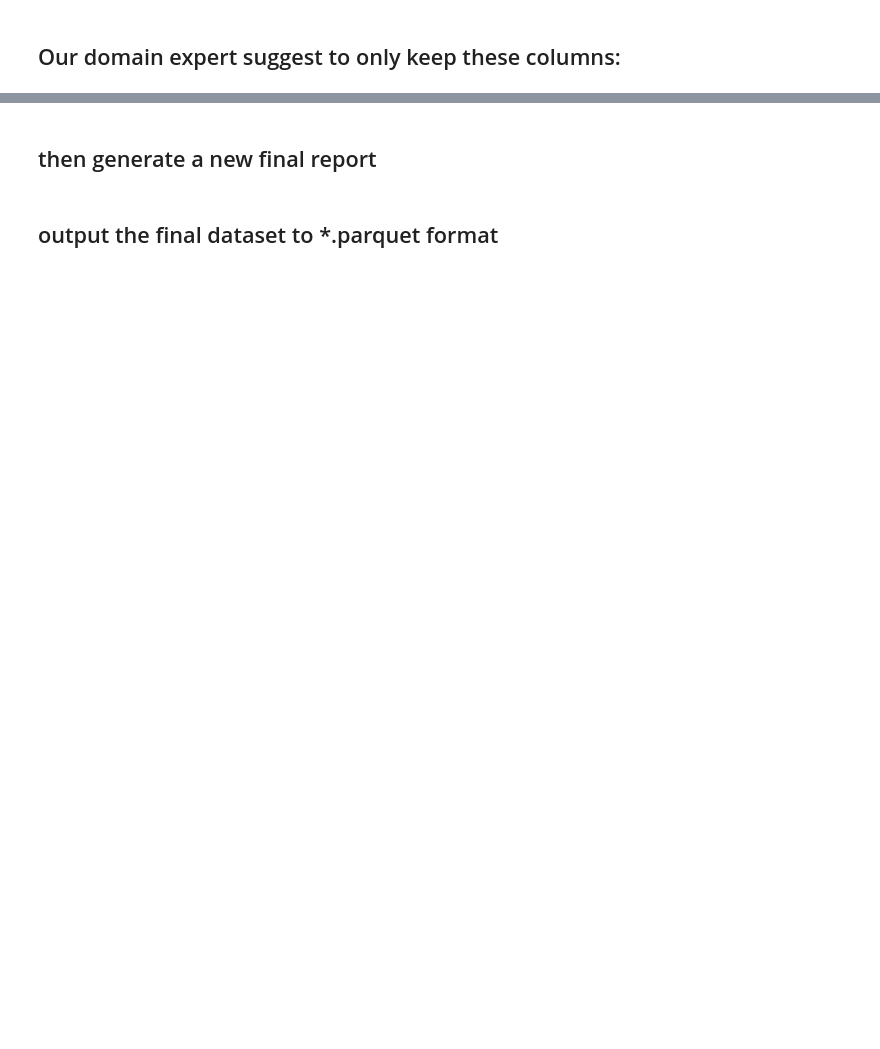
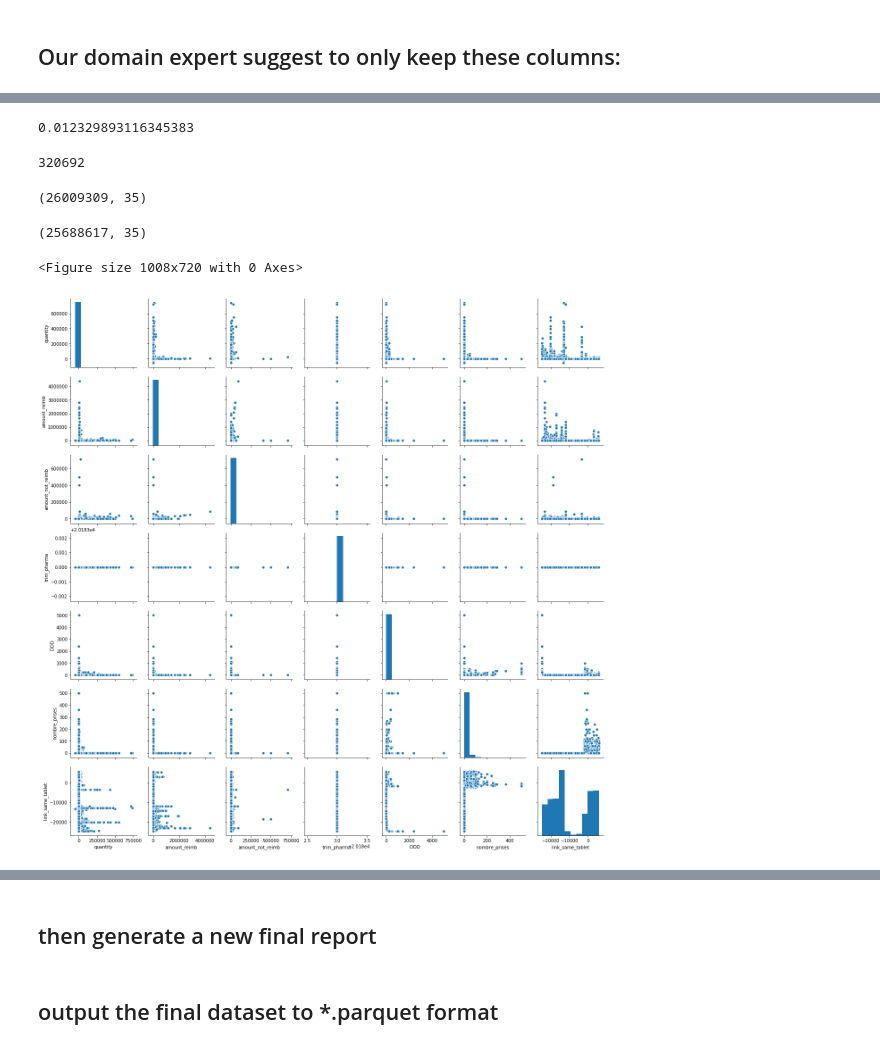
Before and after one commit to albert-kevin/DataforbetterHealth, a Jupyter notebook: code/kevin_merge_clean_v1.ipynb, the cells around one changed output, grey strips where cells are left out. Cells and saved outputs as stored; diff of their text form; code cells hidden in the pictures; blank space fills up the shorter version.

```diff
--- a/code/kevin_merge_clean_v1.ipynb
+++ b/code/kevin_merge_clean_v1.ipynb
@@ -67,6 +71,6 @@ pp.ProfileReport(reimburse_cat).to_file(outputfile="../data/report/reimb_categor
 # %%
-df.merge(pharma_ref, how="left", on="drug_code").reset_index(drop=True, inplace=True)
+#df.merge(pharma_ref, how="left", on="drug_code").reset_index()
 # %%
-df.merge(reimburse_cat, how="left", on="reimbt_cat_id").reset_index(drop=True, inplace=True)
+#df.merge(reimburse_cat, how="left", on="reimbt_cat_id").reset_index()
 # %% [markdown]
 ## Datacleaning Phase II
@@ -76,6 +102,6 @@ df.drop("index", axis=1, inplace=True)
 # %%
 # only keep hospitalised data, ignore ambulant data
-df = df[ (df["patient_cat"] == 'HOSP') ]
+#df = df[ (df["patient_cat"] == 'HOSP') ]
 # %%
 df = df.astype({'Type':'category', 'type_drug_code':'category', 'statut_produit_pharma':'category',
                'orphan_flag':'bool', 'chapter_IV_bis_flag':'bool', 'reimbt_cat_acute_yn':'bool',
@@ -88,5 +132,6 @@ df.info()
 # %%
 # keep these columns:
+# check this later !
 df = df[['Province', 'Type', 'hosp_serv_id', 'reimbt_cat_id', 'drug_code',
        'realization_date', 'quantity', 'amount_reimb', 'amount_not_reimb',
        'trim_pharma', 'produit_pharma', 'type_drug_code',
@@ -95,7 +140,7 @@ df = df[['Province', 'Type', 'hosp_serv_id', 'reimbt_cat_id', 'drug_code',
        'date_debut_rembourse', 'statut_produit_pharma', 'code_atc',
        'code_atc_5', 'code_atc_4', 'code_atc_3', 'code_atc_1', 'DDD',
        'nombre_prises', 'orphan_flag', 'chapter_IV_bis_flag',
-       'link_same_tablet', 'dbegin', 'dend', 'reimbt_cat_desc_fr',
+       'link_same_tablet', 'dbegin', 'dend',
        'reimbt_cat_desc_nl', 'reimbt_crit_long', 'reimbt_crit_short',
        'reimbt_cat_fixed_rate_yn', 'fee_cat']]
 # %%
@@ -102,0 +244,14 @@ df.info()
+# %%
+# show the percentage of duplicates
+print (np.mean(df.duplicated()))
+# %% [output]
+0.012329893116345383
+# %%
+# show the amount of duplicates
+print (np.sum(df.duplicated()))
+# %% [output]
+320692
+# %%
+df.shape
+# %% [output]
+(26009309, 35)
@@ -102,0 +261,13 @@ df.info()
+# %%
+df.shape
+# %% [output]
+(25688617, 35)
+# %%
+# show me a pairplot of all numerical combinations
+plt.close("all")
+plt.figure(figsize=(14,10))
+sns.pairplot(df.sample(260000).select_dtypes(include=['int', 'float']))
+plt.savefig("../data/image/pairplot.png")
+# %% [output]
+<Figure size 1008x720 with 0 Axes>
+[figure, added]
```
Also changed, not shown: parts of 72 cells of this notebook, 52 other files.
